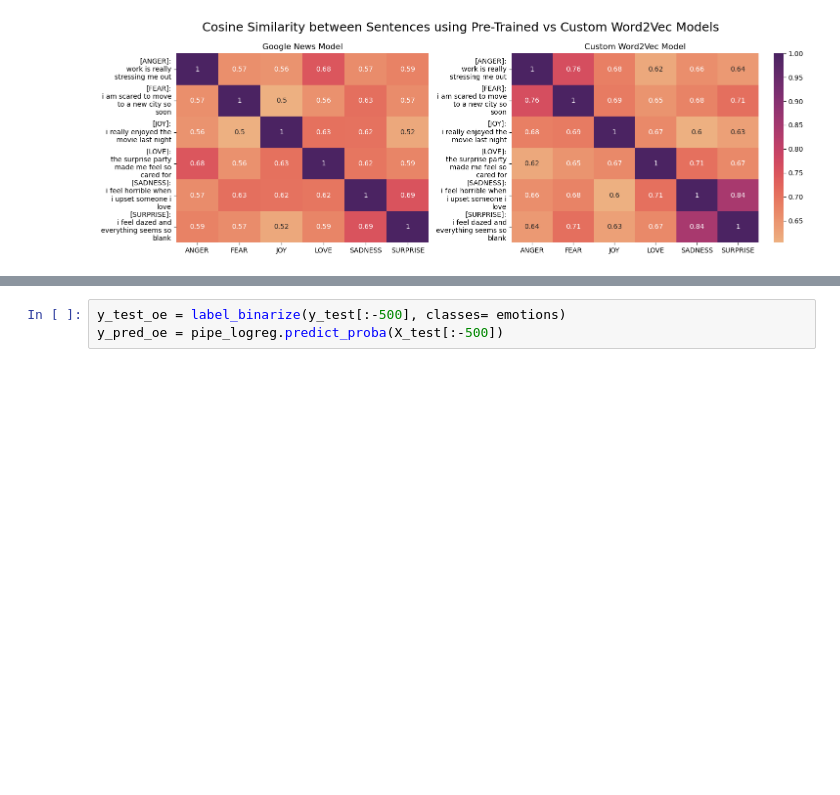
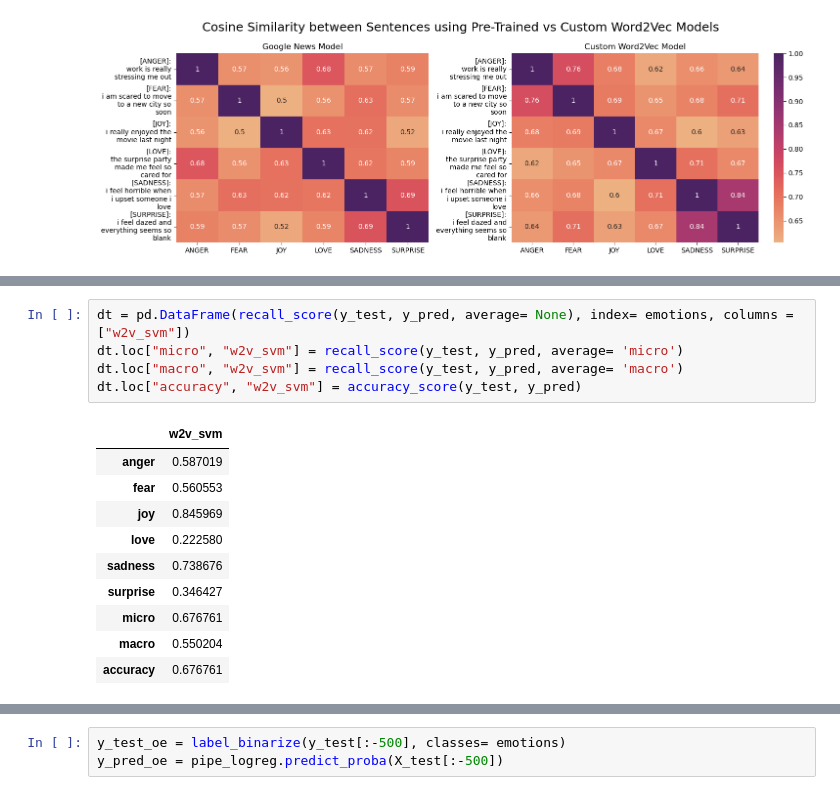
Before and after one commit to garimasc/emotional_classification, a Jupyter notebook: nb/word2vec.ipynb, the cells around one changed output, grey strips where cells are left out. Drawn from its saved outputs; the diff is of its cells as text; blank space fills up the shorter version.

```diff
--- a/nb/word2vec.ipynb
+++ b/nb/word2vec.ipynb
@@ -226,3 +226,19 @@ weighted avg       0.68      0.68      0.66    182933
+# %%
+dt = pd.DataFrame(recall_score(y_test, y_pred, average= None), index= emotions, columns = ["w2v_svm"])
+dt.loc["micro", "w2v_svm"] = recall_score(y_test, y_pred, average= 'micro')
+dt.loc["macro", "w2v_svm"] = recall_score(y_test, y_pred, average= 'macro')
+dt.loc["accuracy", "w2v_svm"] = accuracy_score(y_test, y_pred)
+# %% [output]
+|  | w2v_svm |
+| anger | 0.587019 |
+| fear | 0.560553 |
+| joy | 0.845969 |
+| love | 0.222580 |
+| sadness | 0.738676 |
+| surprise | 0.346427 |
+| micro | 0.676761 |
+| macro | 0.550204 |
+| accuracy | 0.676761 |
 # %%
 pipe_logreg = Pipeline([
     ('w2v', W2VEmbeddings(weights= 'idf', w2v_model= goog_wordvecs, max_len= 300)),
```
Also changed, not shown: parts of 6 cells of this notebook, 5 other files.
